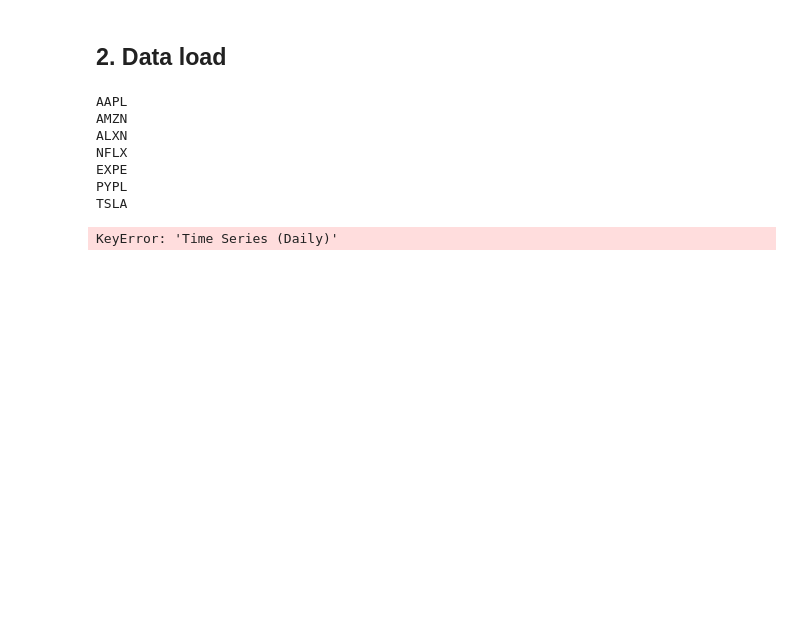
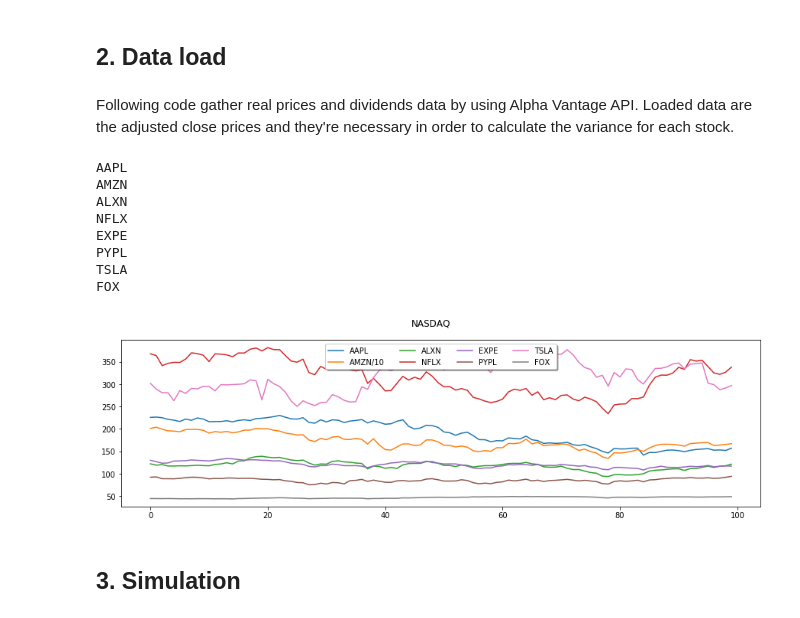
Before and after one commit to DanielRD92/MNFI, a Jupyter notebook: real_data_simulation.ipynb, the cells around one changed output. Cells and saved outputs as stored; diff of their text form; code cells hidden in the pictures; blank space fills up the shorter version.

```diff
--- a/real_data_simulation.ipynb
+++ b/real_data_simulation.ipynb
@@ -102,10 +103,12 @@ def tstudent (n, seed):
     return(x, seed)
 # %% [markdown]
 ## 2. Data load
+# %% [markdown]
+Following code gather real prices and dividends data by using Alpha Vantage API. Loaded data are the adjusted close prices and they're necessary in order to calculate the variance for each stock.
 # %%
 import time
 
-
+#abs ,'TSLA','FOX'
 tickers=['AAPL','AMZN','ALXN','NFLX','EXPE','PYPL','TSLA','FOX']
 
 companies=pd.DataFrame()
@@ -114,9 +117,9 @@ data=pd.DataFrame()
 meta_data=pd.DataFrame()
 
 for i in range(len(tickers)):
-    ticker=tickers[i]
-    print(ticker)
-    data, meta_data = ts.get_daily_adjusted(symbol=ticker,outputsize='full')
+    tick=tickers[i]
+    print(tick)
+    data, meta_data = ts.get_daily_adjusted(symbol=tick,outputsize='full')
 
     divs=pd.DataFrame(data['7. dividend amount'])
     data=pd.DataFrame(data['5. adjusted close'])
@@ -127,7 +130,7 @@ for i in range(len(tickers)):
     dividends=pd.concat([dividends, divs], axis=1,sort=False)
     companies=pd.concat([companies, data], axis=1,sort=False)
 
-    time.sleep(5)
+    time.sleep(2)
 
 companies.columns = tickers
 dividends.columns = tickers
@@ -139,4 +142,22 @@ NFLX
 EXPE
 PYPL
 TSLA
+FOX
-KeyError: 'Time Series (Daily)'
+# %%
+tickers=['AAPL','AMZN','ALXN','NFLX','EXPE','PYPL','TSLA','FOX']
+# tickers=['AAPL']
+for tick in tickers:
+    y=companies[tick]
+    if tick == 'AMZN':
+        y=companies[tick]/10
+        tick='AMZN/10'
+    x=range(len(y))
+    plt.figure(1, figsize = (15,4))
+    plt.suptitle('NASDAQ')
+    plt.plot(x,y,label=tick)
+    leg = plt.legend(loc='upper center', bbox_to_anchor=(0.5, 1.),
+          ncol=4, fancybox=True, shadow=True)
+# %% [output]
+[figure, added]
+# %% [markdown]
+## 3. Simulation
```
Also changed, not shown: parts of 12 cells of this notebook, 2 other files.
